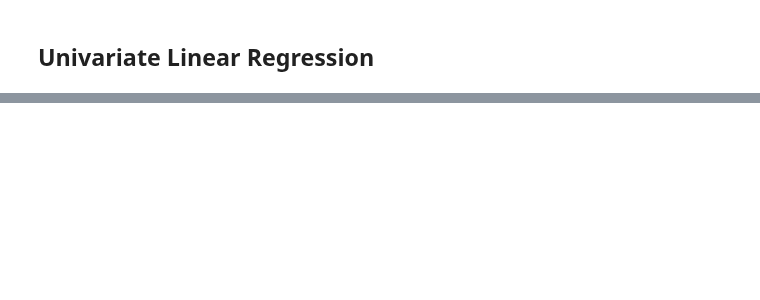
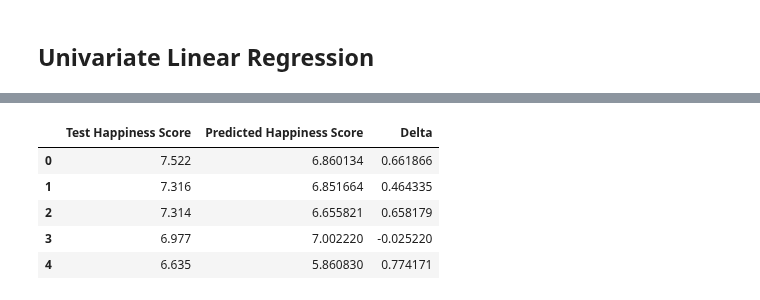
Before and after one commit to trekhleb/homemade-machine-learning, a Jupyter notebook: src/linear_regression/linear_regression_demo.ipynb, the cells around one changed output, grey strips where cells are left out. Drawn from its saved outputs; the diff is of its cells as text; code cells hidden in the pictures; blank space fills up the shorter version.

Commit message:
Add test predictions table to the jupyter.

```diff
--- a/src/linear_regression/linear_regression_demo.ipynb
+++ b/src/linear_regression/linear_regression_demo.ipynb
@@ -113,0 +114,17 @@ Test cost: 7735.25
+# %%
+test_predictions = linear_regression.predict(x_test)
+
+test_predictions_table = pd.DataFrame({
+    'Test Happiness Score': y_test.flatten(),
+    'Predicted Happiness Score': test_predictions.flatten(),
+    'Delta': (y_test - test_predictions).flatten()
+})
+
+test_predictions_table.head()
+# %% [output]
+|  | Test Happiness Score | Predicted Happiness Score | Delta |
+| 0 | 7.522 | 6.860134 | 0.661866 |
+| 1 | 7.316 | 6.851664 | 0.464335 |
+| 2 | 7.314 | 6.655821 | 0.658179 |
+| 3 | 6.977 | 7.002220 | -0.025220 |
+| 4 | 6.635 | 5.860830 | 0.774171 |
```
Also changed, not shown: parts of 5 cells of this notebook.
